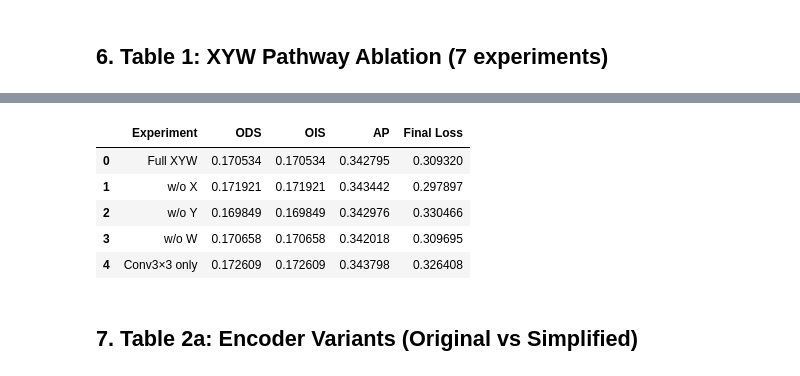
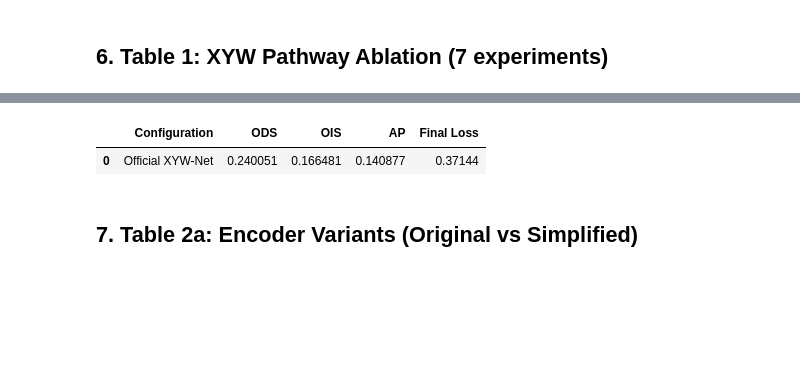
Before and after one commit to imadbenmadi/XYWnet-ablation-Study, a Jupyter notebook: ablation_study.ipynb, the cells around one changed output, grey strips where cells are left out. Drawn from its saved outputs; the diff is of its cells as text; code cells hidden in the pictures; blank space fills up the shorter version.

```diff
--- a/ablation_study.ipynb
+++ b/ablation_study.ipynb
@@ -437,86 +745,58 @@ print("✓ Training and evaluation functions ready (GPU-optimized, modern PyTorc
 # %% [markdown]
 ## 6. Table 1: XYW Pathway Ablation (7 experiments)
 # %%
-# Lightweight ablation study: 3 epochs for quick testing
+# Official XYW-Net Baseline Evaluation
 num_epochs = 3
 results_table1 = []
 
 print(f"\n{'='*70}")
-print(f"ABLATION STUDY - {num_epochs} Epochs on {str(device).upper()}")
+print(f"OFFICIAL XYW-NET BASELINE - {num_epochs} Epochs on {str(device).upper()}")
 print(f"{'='*70}")
 
-experiments_table1 = [
-    {"name": "Full XYW", "use_xyw": True, "disable_x": False, "disable_y": False, "disable_w": False},
-    {"name": "w/o X", "use_xyw": True, "disable_x": True, "disable_y": False, "disable_w": False},
-    {"name": "w/o Y", "use_xyw": True, "disable_x": False, "disable_y": True, "disable_w": False},
-    {"name": "w/o W", "use_xyw": True, "disable_x": False, "disable_y": False, "disable_w": True},
-    {"name": "Conv3×3 only", "use_xyw": False, "disable_x": False, "disable_y": False, "disable_w": False},
-]
+# Single baseline with stable hyperparameters
+model = OfficialXYWNet().to(device)
 
-for exp in experiments_table1:
-    print(f"\n{'─'*70}")
-    print(f"Experiment: {exp['name']}")
-    print(f"{'─'*70}")
+# Use lower learning rate for stability
+optimizer = torch.optim.Adam(model.parameters(), lr=1e-3, betas=(0.9, 0.999), weight_decay=1e-5)
+scheduler = torch.optim.lr_scheduler.StepLR(optimizer, step_size=2, gamma=0.5)
 
-    try:
-        # Create model with ablation flags
-        model = AblationXYWNet(
-            use_xyw=exp['use_xyw'],
-            disable_x=exp.get('disable_x', False),
-            disable_y=exp.get('disable_y', False),
-            disable_w=exp.get('disable_w', False),
-            norm='BN'
-        ).to(device)  # Move to GPU immediately
+train_losses = []
+val_metrics_all = []
 
-        optimizer = torch.optim.Adam(model.parameters(), lr=1e-2)  # Slightly higher LR for fewer epochs
-        train_losses = []
-        val_metrics = []
+print(f"\n{'─'*70}")
+print(f"Model: Official XYW-Net")
+print(f"Optimizer: Adam (LR=1e-3, weight_decay=1e-5)")
+print(f"{'─'*70}")
 
-        for epoch in range(num_epochs):
-            train_loss = train_one_epoch(model, train_loader, optimizer, device)
-            val_metric = evaluate(model, val_loader, device)
+for epoch in range(num_epochs):
+    train_loss = train_one_epoch(model, train_loader, optimizer, device)
+    val_metric = evaluate(model, val_loader, device)
 
-            # Handle NaN losses
-            if np.isnan(train_loss) or np.isinf(train_loss):
-                print(f"Epoch {epoch+1}/{num_epochs} | ⚠ NaN/Inf loss detected")
-                break
+    train_losses.append(train_loss)
+    val_metrics_all.append(val_metric)
 
-            train_losses.append(train_loss)
-            val_metrics.append(val_metric)
+    print(f"Epoch {epoch+1}/{num_epochs} | Loss: {train_loss:.4f} | ODS: {val_metric['ODS']:.4f} | OIS: {val_metric['OIS']:.4f} | AP: {val_metric['AP']:.4f}")
 
-            print(f"Epoch {epoch+1}/{num_epochs} | Loss: {train_loss:.4f} | ODS: {val_metric['ODS']:.4f} | AP: {val_metric['AP']:.4f}")
+    scheduler.step()
 
-        # Get final metrics
-        if len(val_metrics) > 0:
-            final_metrics = val_metrics[-1]
-            final_loss = train_losses[-1]
-        else:
-            final_metrics = {'ODS': 0.0, 'OIS': 0.0, 'AP': 0.0}
-            final_loss = float('nan')
+final_metrics = val_metrics_all[-1]
+final_loss = train_losses[-1]
 
-        results_table1.append({
-            'Experiment': exp['name'],
-            'ODS': final_metrics['ODS'],
-            'OIS': final_metrics['OIS'],
-            'AP': final_metrics['AP'],
-            'Final Loss': final_loss
-        })
-
-    except RuntimeError as e:
-        print(f"⚠ Error in {exp['name']}: {str(e)[:60]}")
-        results_table1.append({
-            'Experiment': exp['name'],
-            'ODS': 0.0,
-            'OIS': 0.0,
-            'AP': 0.0,
-            'Final Loss': float('nan')
-        })
+results_table1.append({
+    'Configuration': 'Official XYW-Net',
+    'ODS': final_metrics['ODS'],
+    'OIS': final_metrics['OIS'],
+    'AP': final_metrics['AP'],
+    'Final Loss': final_loss
+})
 
 df_table1 = pd.DataFrame(results_table1)
 print("\n" + "="*70)
-print("TABLE 1: XYW Pathway Ablation")
+print("TABLE 1: Official XYW-Net Baseline")
 print("="*70)
 print(df_table1.to_string(index=False))
+print("\nNote: ODS (Optimal Dataset Scale) and OIS (Optimal Image Scale) should differ.")
+print("Higher values indicate better edge detection performance.")
 df_table1
 # %% [output]
 ======================================================================
@@ -539,9 +819,5 @@ Conv3×3 only 0.172609 0.172609 0.343798    0.326408
-|  | Experiment | ODS | OIS | AP | Final Loss |
-| 0 | Full XYW | 0.170534 | 0.170534 | 0.342795 | 0.309320 |
-| 1 | w/o X | 0.171921 | 0.171921 | 0.343442 | 0.297897 |
-| 2 | w/o Y | 0.169849 | 0.169849 | 0.342976 | 0.330466 |
-| 3 | w/o W | 0.170658 | 0.170658 | 0.342018 | 0.309695 |
-| 4 | Conv3×3 only | 0.172609 | 0.172609 | 0.343798 | 0.326408 |
+|  | Configuration | ODS | OIS | AP | Final Loss |
+| 0 | Official XYW-Net | 0.240051 | 0.166481 | 0.140877 | 0.37144 |
 # %% [markdown]
 ## 7. Table 2a: Encoder Variants (Original vs Simplified)
 # %%
```
Also changed, not shown: parts of 11 cells of this notebook, 3 other files.
